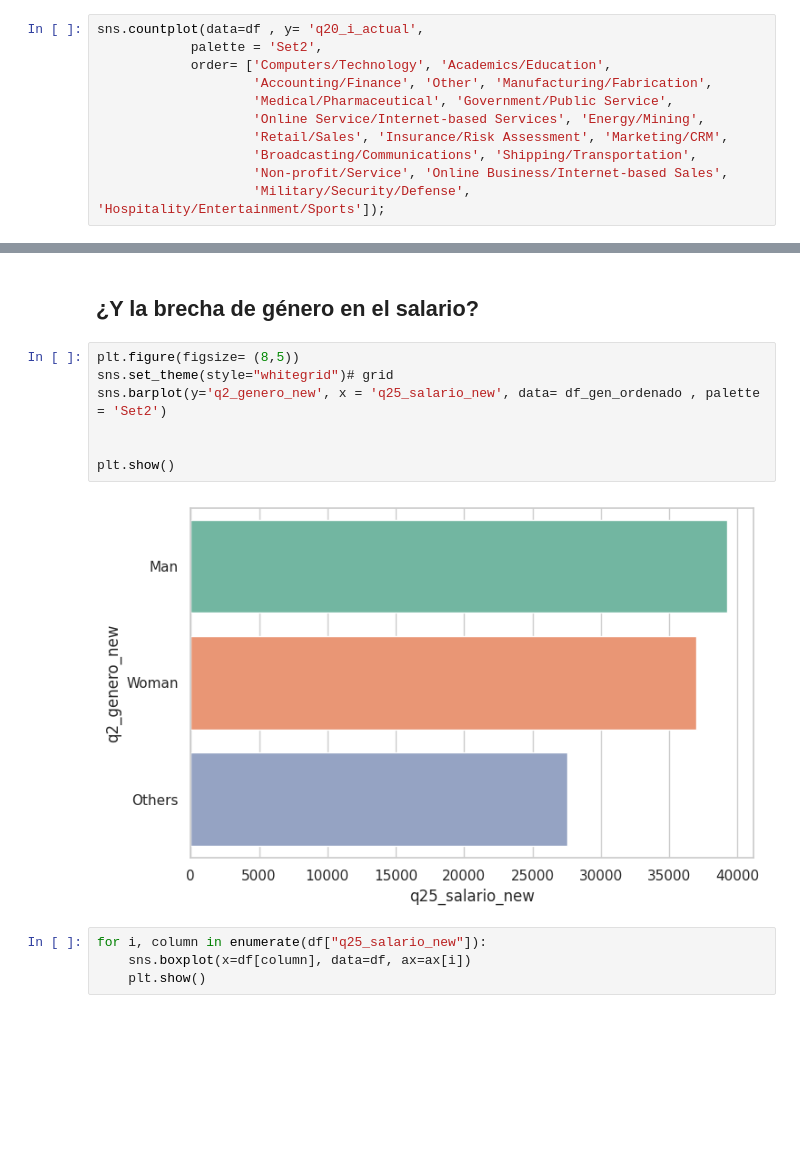
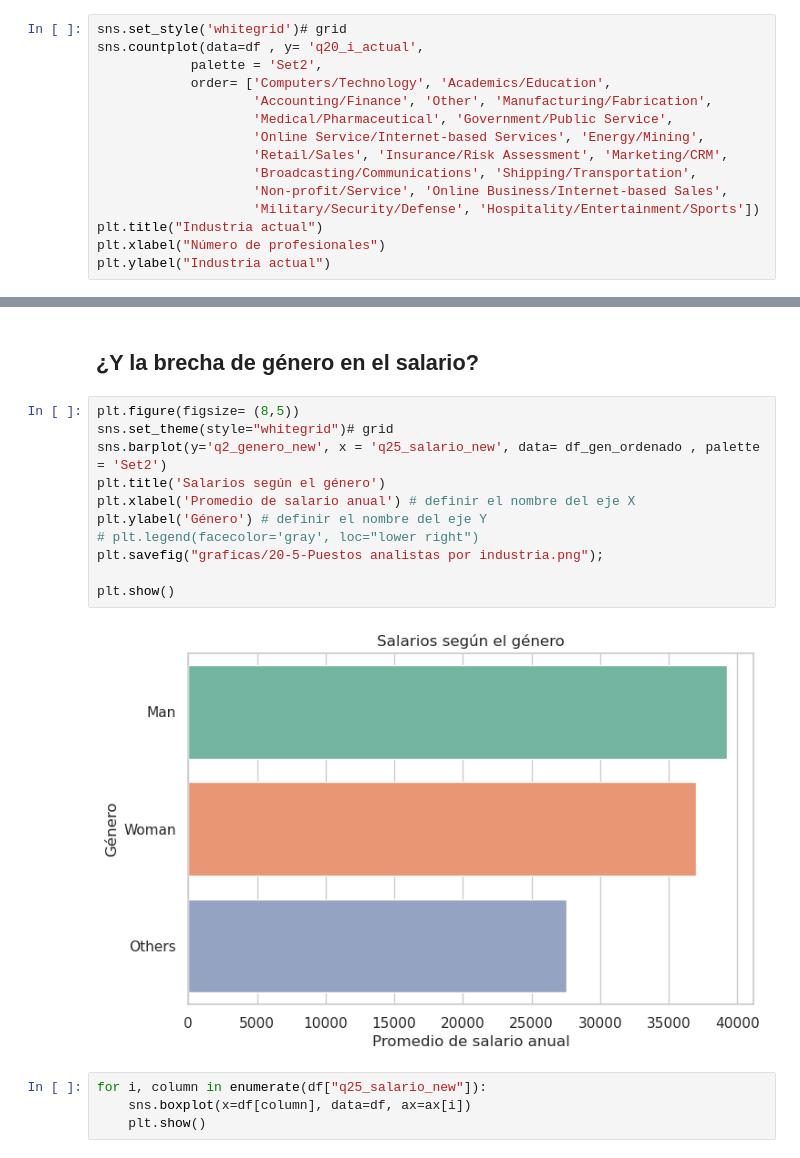
Before and after one commit to Adalab/project2-da-promo-c-modulo-2-team4, a Jupyter notebook: 04- Preguntas/4.2. Pregunta2.ipynb, the cells around one changed output, grey strips where cells are left out. Drawn from its saved outputs; the diff is of its cells as text; blank space fills up the shorter version.

```diff
--- a/04- Preguntas/4.2. Pregunta2.ipynb
+++ b/04- Preguntas/4.2. Pregunta2.ipynb
@@ -61,6 +82,7 @@ Index(['Unknown', 'Computers/Technology', 'Academics/Education',
        'Military/Security/Defense', 'Hospitality/Entertainment/Sports'],
       dtype='object')
 # %%
+sns.set_style('whitegrid')# grid
 sns.countplot(data=df , y= 'q20_i_actual',
             palette = 'Set2',
             order= ['Computers/Technology', 'Academics/Education',
@@ -70,5 +92,8 @@ sns.countplot(data=df , y= 'q20_i_actual',
                     'Retail/Sales', 'Insurance/Risk Assessment', 'Marketing/CRM',
                     'Broadcasting/Communications', 'Shipping/Transportation',
                     'Non-profit/Service', 'Online Business/Internet-based Sales',
-                    'Military/Security/Defense', 'Hospitality/Entertainment/Sports']);
+                    'Military/Security/Defense', 'Hospitality/Entertainment/Sports'])
+plt.title("Industria actual")
+plt.xlabel("Número de profesionales")
+plt.ylabel("Industria actual")
 # %% [output]
@@ -211,12 +246,16 @@ df_gen_ordenado = df_an_genero_sal.sort_values('q25_salario_new', ascending = Fa
 # %%
 plt.figure(figsize= (8,5))
 sns.set_theme(style="whitegrid")# grid
 sns.barplot(y='q2_genero_new', x = 'q25_salario_new', data= df_gen_ordenado , palette = 'Set2')
-
+plt.title('Salarios según el género')
+plt.xlabel('Promedio de salario anual') # definir el nombre del eje X
+plt.ylabel('Género') # definir el nombre del eje Y
+# plt.legend(facecolor='gray', loc="lower right")
+plt.savefig("graficas/20-5-Puestos analistas por industria.png");
 
 plt.show()
 # %% [output]
-[figure, old version]
+[figure, new version]
 # %%
 for i, column in enumerate(df["q25_salario_new"]):
     sns.boxplot(x=df[column], data=df, ax=ax[i])
```
Also changed, not shown: parts of 8 cells of this notebook, 5 other files.
